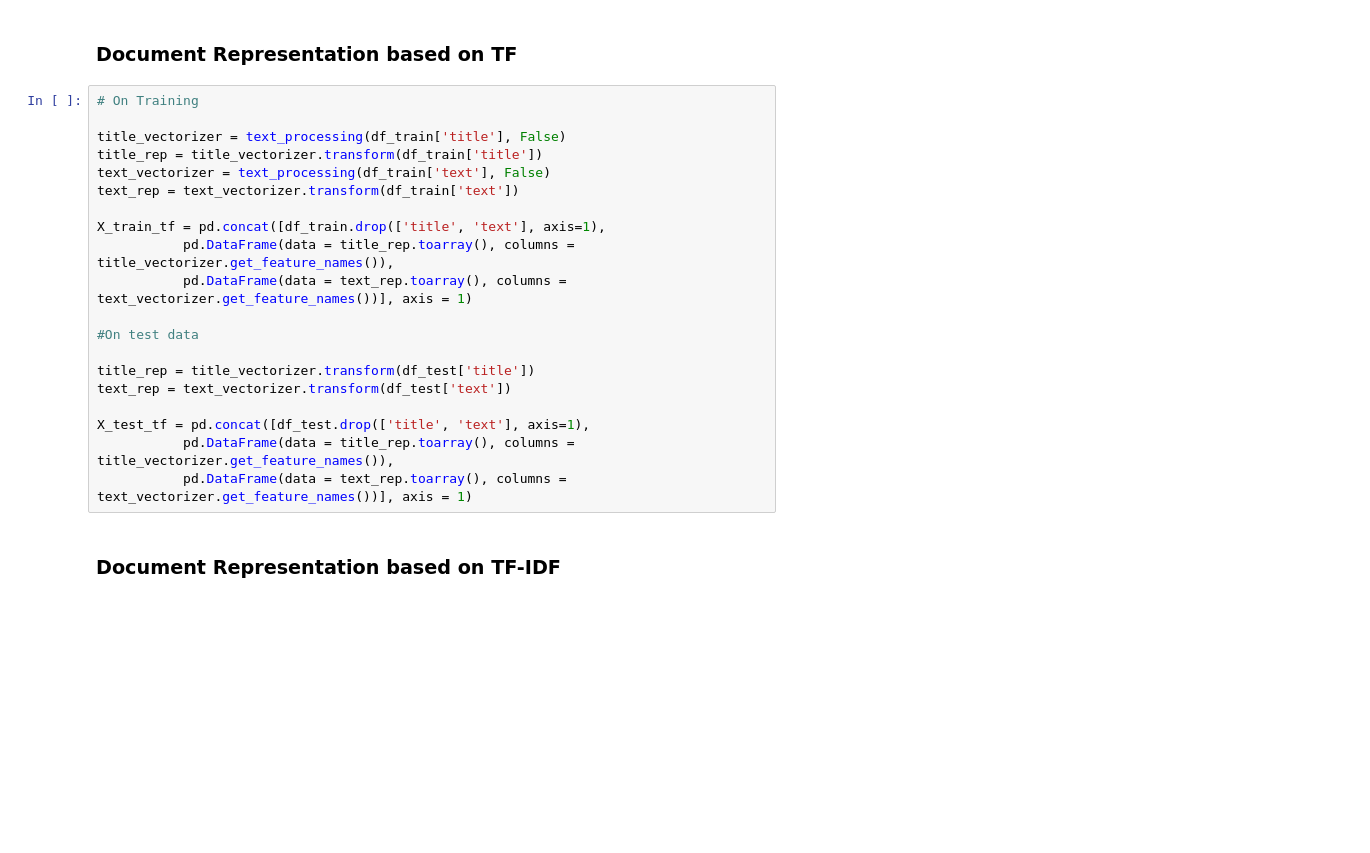
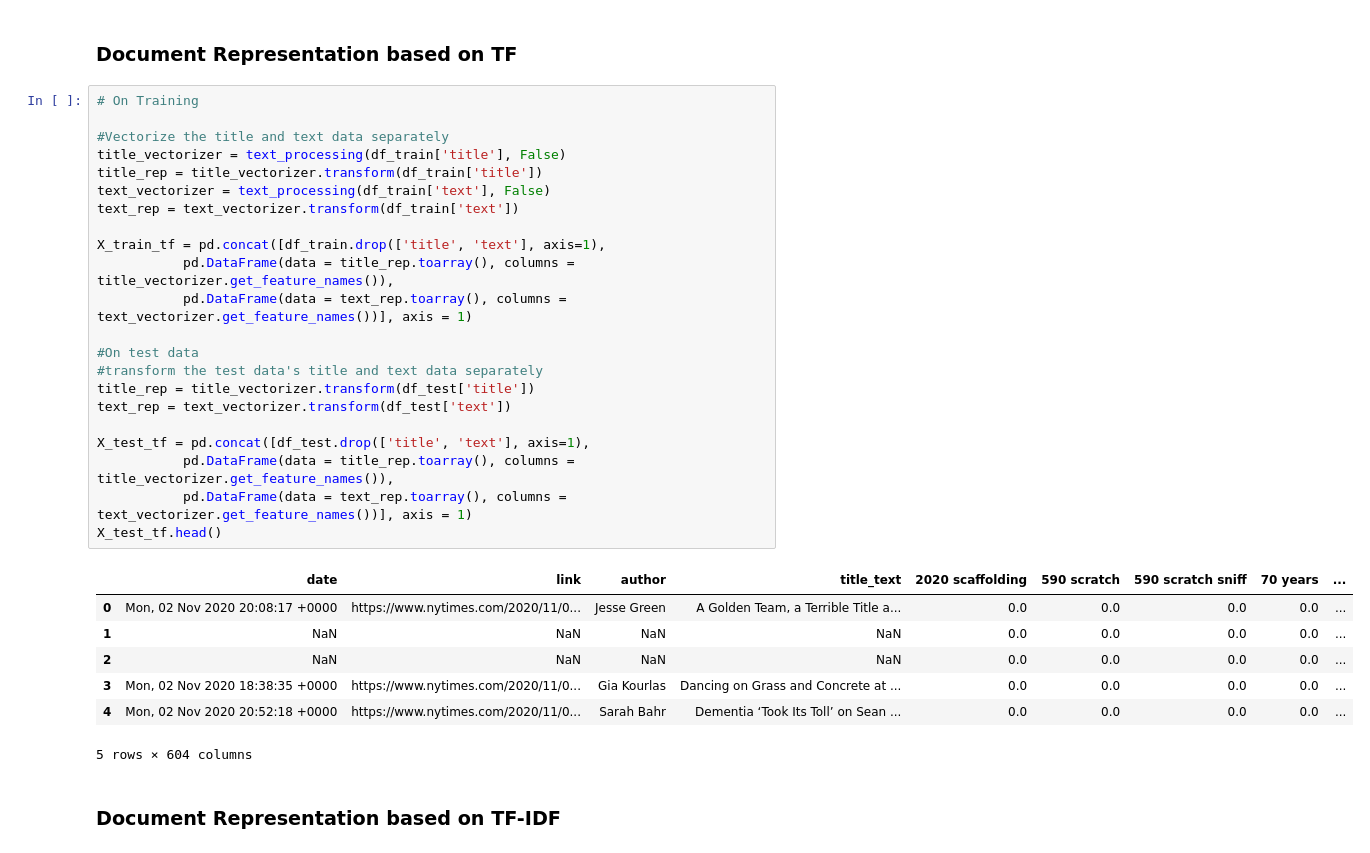
Before and after one commit to atkinssamuel/WorkingWithTextData, a Jupyter notebook: rss.ipynb, the cells around one changed output. Cells and saved outputs as stored; diff of their text form; blank space fills up the shorter version.

```diff
--- a/rss.ipynb
+++ b/rss.ipynb
@@ -266,23 +318,33 @@ In general, if you have text features that are not related, this option would be
 # %%
 # On Training
 
+#Vectorize the title and text data separately
 title_vectorizer = text_processing(df_train['title'], False)
 title_rep = title_vectorizer.transform(df_train['title'])
 text_vectorizer = text_processing(df_train['text'], False)
 text_rep = text_vectorizer.transform(df_train['text'])
 
 X_train_tf = pd.concat([df_train.drop(['title', 'text'], axis=1),
            pd.DataFrame(data = title_rep.toarray(), columns = title_vectorizer.get_feature_names()),
            pd.DataFrame(data = text_rep.toarray(), columns = text_vectorizer.get_feature_names())], axis = 1)
 
 #On test data
-
+#transform the test data's title and text data separately
 title_rep = title_vectorizer.transform(df_test['title'])
 text_rep = text_vectorizer.transform(df_test['text'])
 
 X_test_tf = pd.concat([df_test.drop(['title', 'text'], axis=1),
            pd.DataFrame(data = title_rep.toarray(), columns = title_vectorizer.get_feature_names()),
            pd.DataFrame(data = text_rep.toarray(), columns = text_vectorizer.get_feature_names())], axis = 1)
+X_test_tf.head()
+# %% [output]
+|  | date | link | author | title_text | 2020 scaffolding | 590 scratch | 590 scratch sniff | 70 years | ... |
+| 0 | Mon, 02 Nov 2020 20:08:17 +0000 | https://www.nytimes.com/2020/11/0... | Jesse Green | A Golden Team, a Terrible Title a... | 0.0 | 0.0 | 0.0 | 0.0 | ... |
+| 1 | NaN | NaN | NaN | NaN | 0.0 | 0.0 | 0.0 | 0.0 | ... |
+| 2 | NaN | NaN | NaN | NaN | 0.0 | 0.0 | 0.0 | 0.0 | ... |
+| 3 | Mon, 02 Nov 2020 18:38:35 +0000 | https://www.nytimes.com/2020/11/0... | Gia Kourlas | Dancing on Grass and Concrete at ... | 0.0 | 0.0 | 0.0 | 0.0 | ... |
+| 4 | Mon, 02 Nov 2020 20:52:18 +0000 | https://www.nytimes.com/2020/11/0... | Sarah Bahr | Dementia ‘Took Its Toll’ on Sean ... | 0.0 | 0.0 | 0.0 | 0.0 | ... |
+5 rows × 604 columns
 # %% [markdown]
 ### Document Representation based on TF-IDF
 # %%
```
Also changed, not shown: parts of 42 cells of this notebook.
